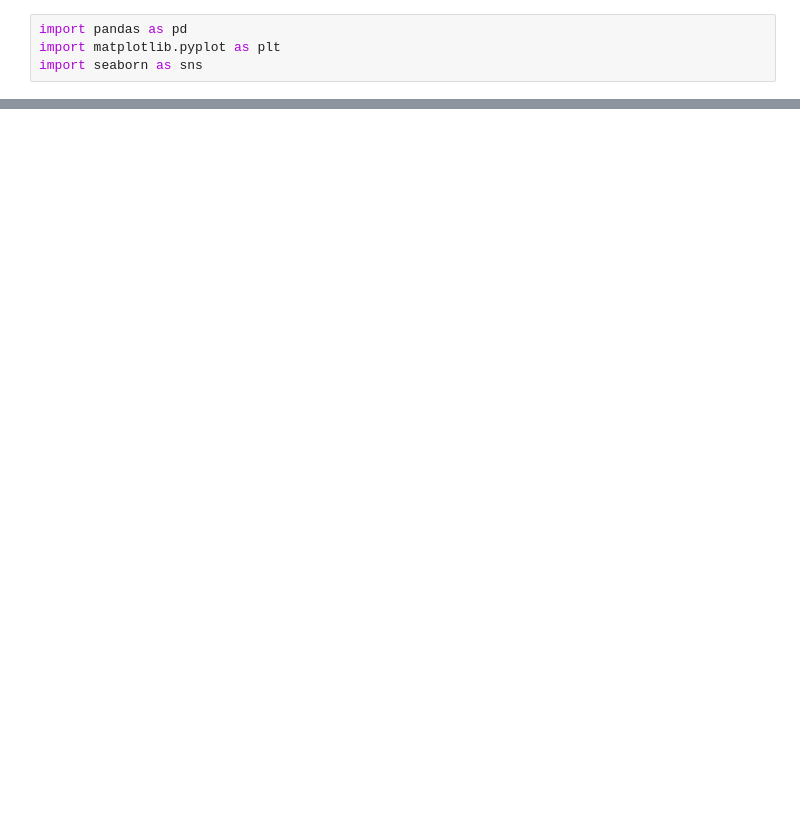
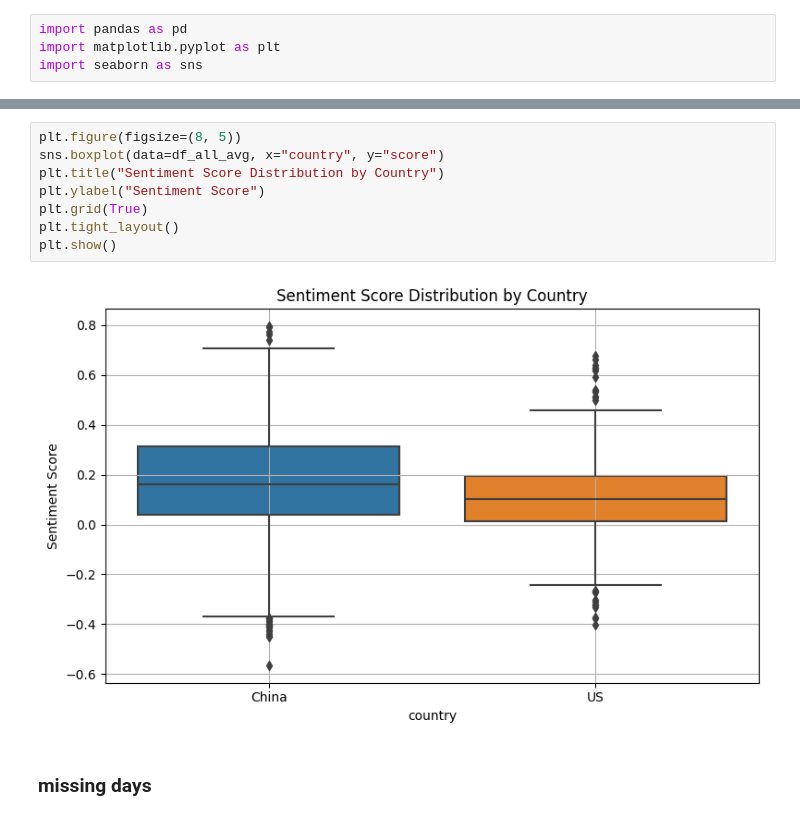
Before and after one commit to JANE-WANG-X/2025, a Jupyter notebook: news_eda_2.ipynb, the cells around one changed output, grey strips where cells are left out. Saved outputs shown, nothing was run; the diff lists cells and outputs as text; blank space fills up the shorter version.

```diff
--- a/news_eda_2.ipynb
+++ b/news_eda_2.ipynb
@@ -117,0 +152,12 @@ df_us.to_csv("data_final/us_news_score_aligned.csv", encoding='utf-8-sig')
+# %%
+plt.figure(figsize=(8, 5))
+sns.boxplot(data=df_all_avg, x="country", y="score")
+plt.title("Sentiment Score Distribution by Country")
+plt.ylabel("Sentiment Score")
+plt.grid(True)
+plt.tight_layout()
+plt.show()
+# %% [output]
+[figure, added]
+# %% [markdown]
+### missing days
```
Also changed, not shown: parts of 26 cells of this notebook, 6 other files.
